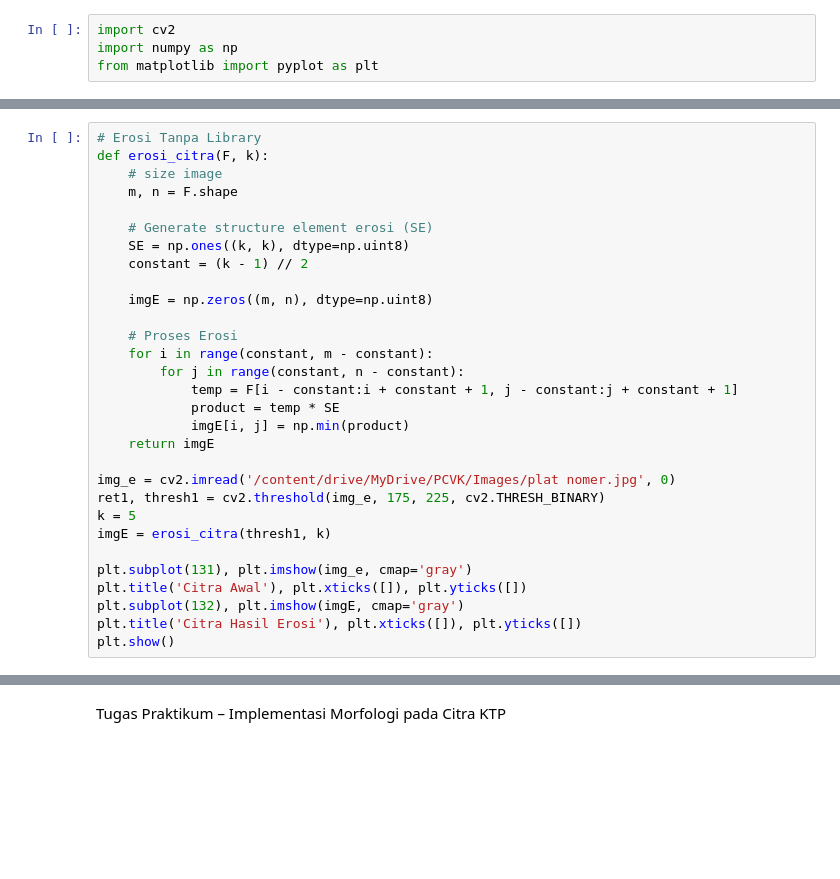
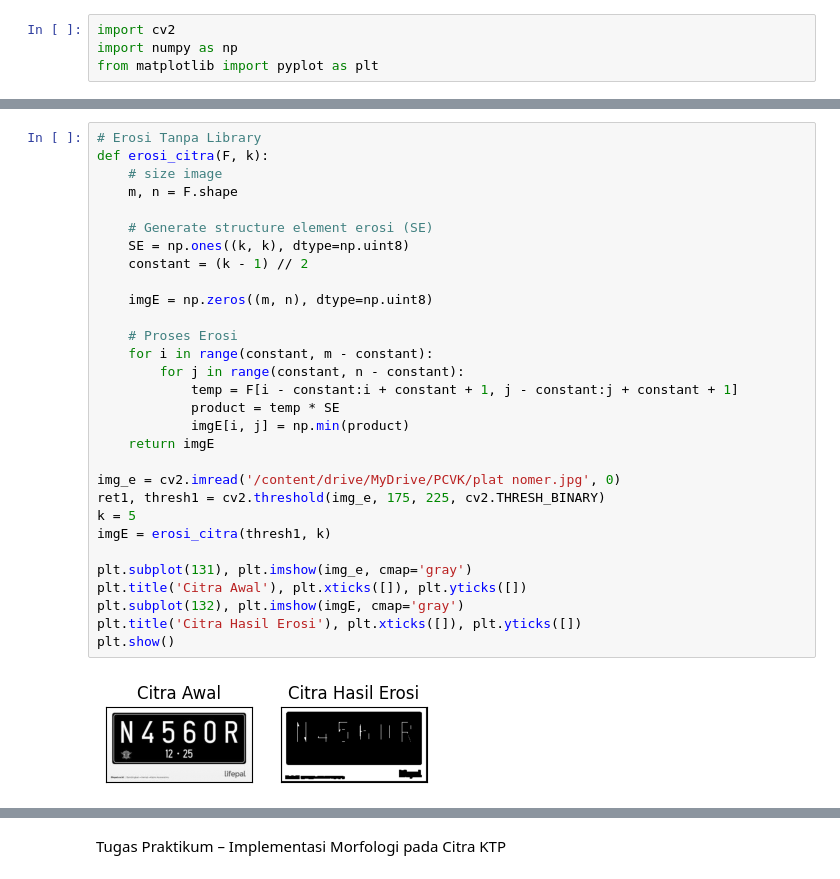
Before and after one commit to adityarizqiqa/PCVK_Ganjil2026, a Jupyter notebook: week09.ipynb, the cells around one changed output, grey strips where cells are left out. Cells and saved outputs as stored; diff of their text form; blank space fills up the shorter version.

```diff
--- a/week09.ipynb
+++ b/week09.ipynb
@@ -52,32 +61,34 @@ plt.show()
 # %%
 # Erosi Tanpa Library
 def erosi_citra(F, k):
     # size image
     m, n = F.shape
 
     # Generate structure element erosi (SE)
     SE = np.ones((k, k), dtype=np.uint8)
     constant = (k - 1) // 2
 
     imgE = np.zeros((m, n), dtype=np.uint8)
 
     # Proses Erosi
     for i in range(constant, m - constant):
         for j in range(constant, n - constant):
             temp = F[i - constant:i + constant + 1, j - constant:j + constant + 1]
             product = temp * SE
             imgE[i, j] = np.min(product)
     return imgE
 
-img_e = cv2.imread('/content/drive/MyDrive/PCVK/Images/plat nomer.jpg', 0)
+img_e = cv2.imread('/content/drive/MyDrive/PCVK/plat nomer.jpg', 0)
 ret1, thresh1 = cv2.threshold(img_e, 175, 225, cv2.THRESH_BINARY)
 k = 5
 imgE = erosi_citra(thresh1, k)
 
 plt.subplot(131), plt.imshow(img_e, cmap='gray')
 plt.title('Citra Awal'), plt.xticks([]), plt.yticks([])
 plt.subplot(132), plt.imshow(imgE, cmap='gray')
 plt.title('Citra Hasil Erosi'), plt.xticks([]), plt.yticks([])
 plt.show()
+# %% [output]
+[figure, added]
 # %%
 # EROSI LIBRARY
```
Also changed, not shown: parts of 18 cells of this notebook.
